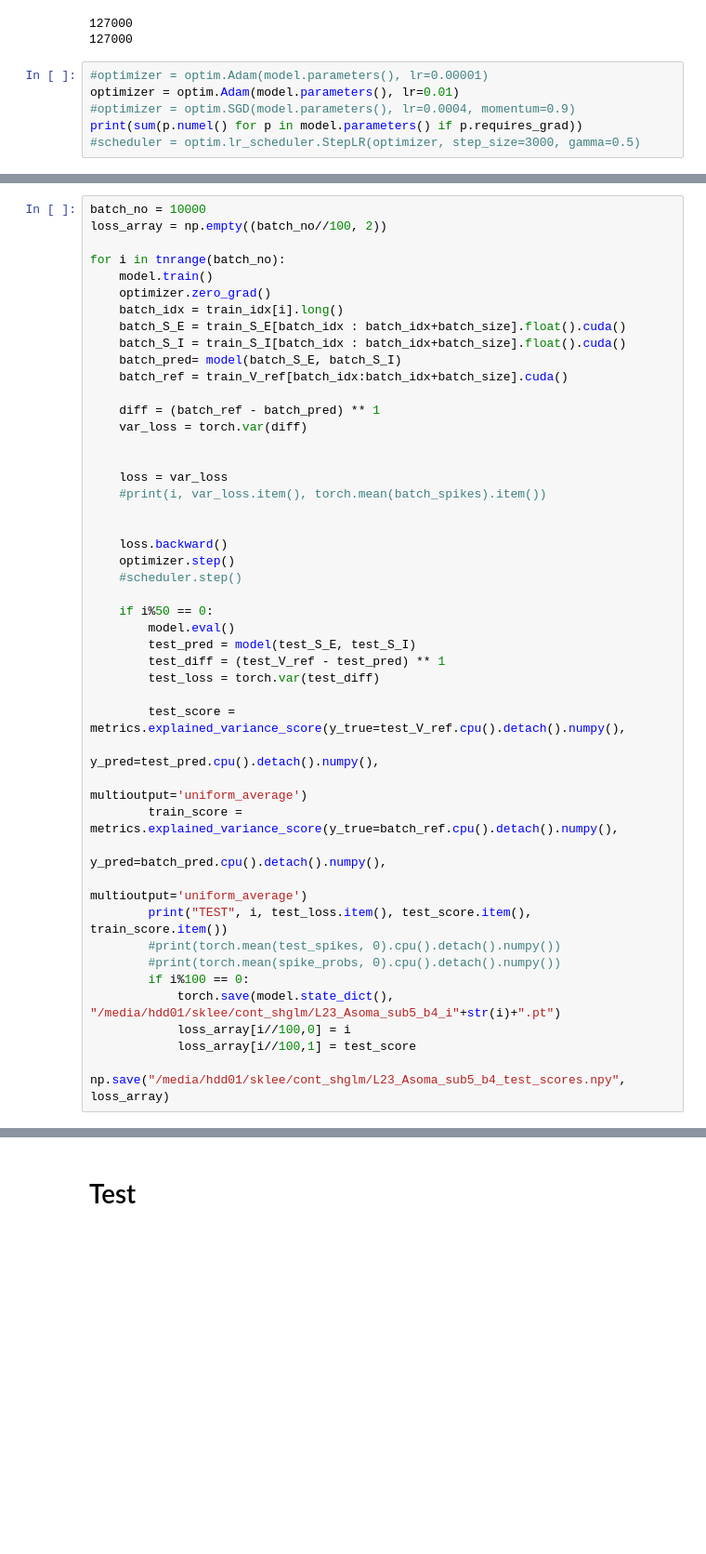
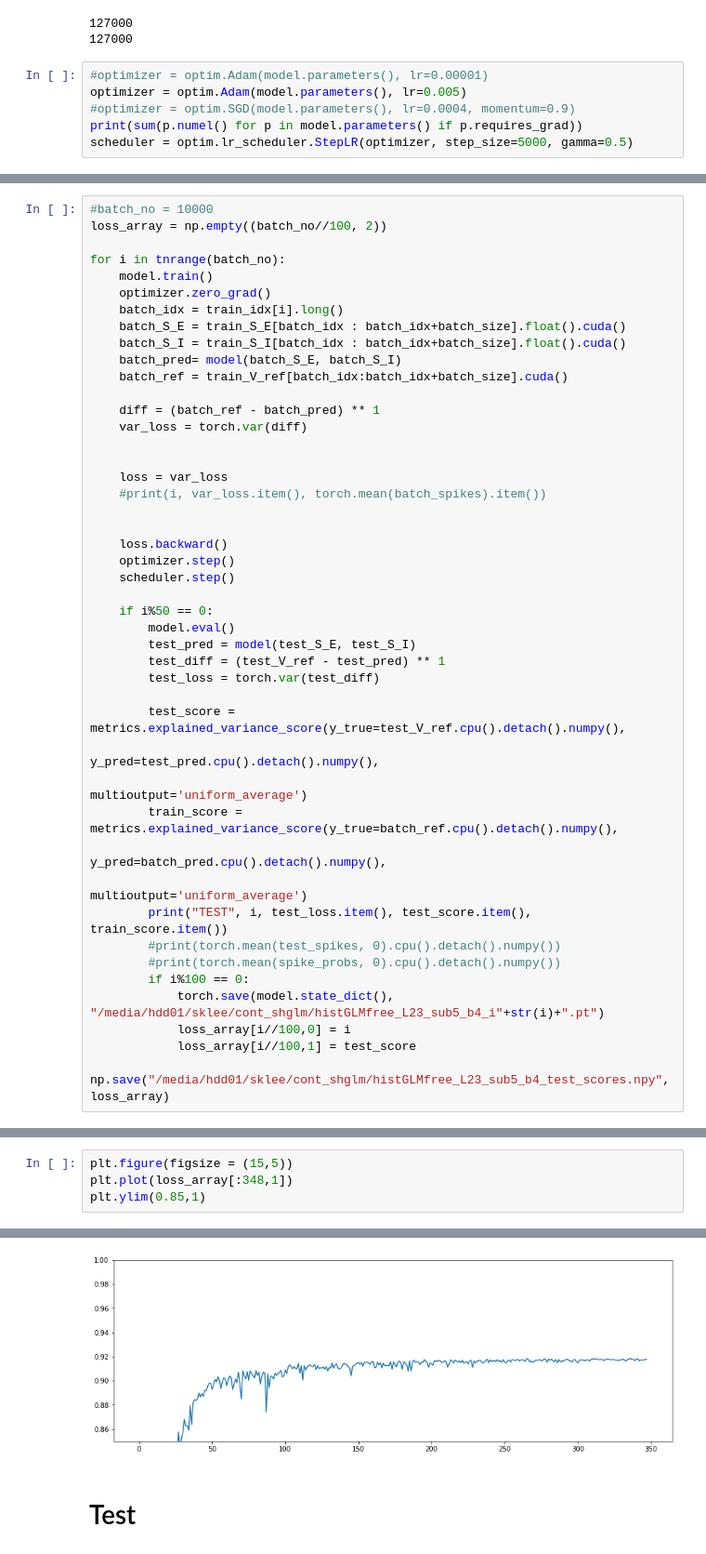
Before and after one commit to yjkimnada/cambridge, a Jupyter notebook: shGLM/gumbel_V2_NS_shGLM_fit-Copy1.ipynb, the cells around one changed output, grey strips where cells are left out. Shown at 93% size. Saved outputs shown, nothing was run; the diff lists cells and outputs as text; blank space fills up the shorter version.

```diff
--- a/shGLM/gumbel_V2_NS_shGLM_fit-Copy1.ipynb
+++ b/shGLM/gumbel_V2_NS_shGLM_fit-Copy1.ipynb
@@ -95,8 +95,8 @@ print(train_idx.shape[0])
 127000
 # %%
 #optimizer = optim.Adam(model.parameters(), lr=0.00001)
-optimizer = optim.Adam(model.parameters(), lr=0.01)
+optimizer = optim.Adam(model.parameters(), lr=0.005)
 #optimizer = optim.SGD(model.parameters(), lr=0.0004, momentum=0.9)
 print(sum(p.numel() for p in model.parameters() if p.requires_grad))
-#scheduler = optim.lr_scheduler.StepLR(optimizer, step_size=3000, gamma=0.5)
+scheduler = optim.lr_scheduler.StepLR(optimizer, step_size=5000, gamma=0.5)
 # %% [output]
@@ -104,5 +104,5 @@ print(sum(p.numel() for p in model.parameters() if p.requires_grad))
 # %%
-batch_no = 10000
+#batch_no = 10000
 loss_array = np.empty((batch_no//100, 2))
 
 for i in tnrange(batch_no):
@@ -124,7 +124,7 @@ for i in tnrange(batch_no):
 
     loss.backward()
     optimizer.step()
-    #scheduler.step()
+    scheduler.step()
 
     if i%50 == 0:
         model.eval()
@@ -142,8 +142,8 @@ for i in tnrange(batch_no):
         #print(torch.mean(test_spikes, 0).cpu().detach().numpy())
         #print(torch.mean(spike_probs, 0).cpu().detach().numpy())
         if i%100 == 0:
-            torch.save(model.state_dict(), "/media/hdd01/sklee/cont_shglm/L23_Asoma_sub5_b4_i"+str(i)+".pt")
+            torch.save(model.state_dict(), "/media/hdd01/sklee/cont_shglm/histGLMfree_L23_sub5_b4_i"+str(i)+".pt")
             loss_array[i//100,0] = i
             loss_array[i//100,1] = test_score
-            np.save("/media/hdd01/sklee/cont_shglm/L23_Asoma_sub5_b4_test_scores.npy", loss_array)
+            np.save("/media/hdd01/sklee/cont_shglm/histGLMfree_L23_sub5_b4_test_scores.npy", loss_array)
 # %% [output]
@@ -185,0 +168,5 @@ plt.plot(model.conv_e.weight[1,0,:].cpu().detach().numpy())
+# %%
+plt.figure(figsize = (15,5))
+plt.plot(loss_array[:348,1])
+plt.ylim(0.85,1)
+# %% [output]
@@ -186,3 +174,4 @@ plt.plot(model.conv_e.weight[1,0,:].cpu().detach().numpy())
+[figure, added]
 # %% [markdown]
 # Test
 # %%
```
Also changed, not shown: parts of 19 cells of this notebook, 9 other files.
